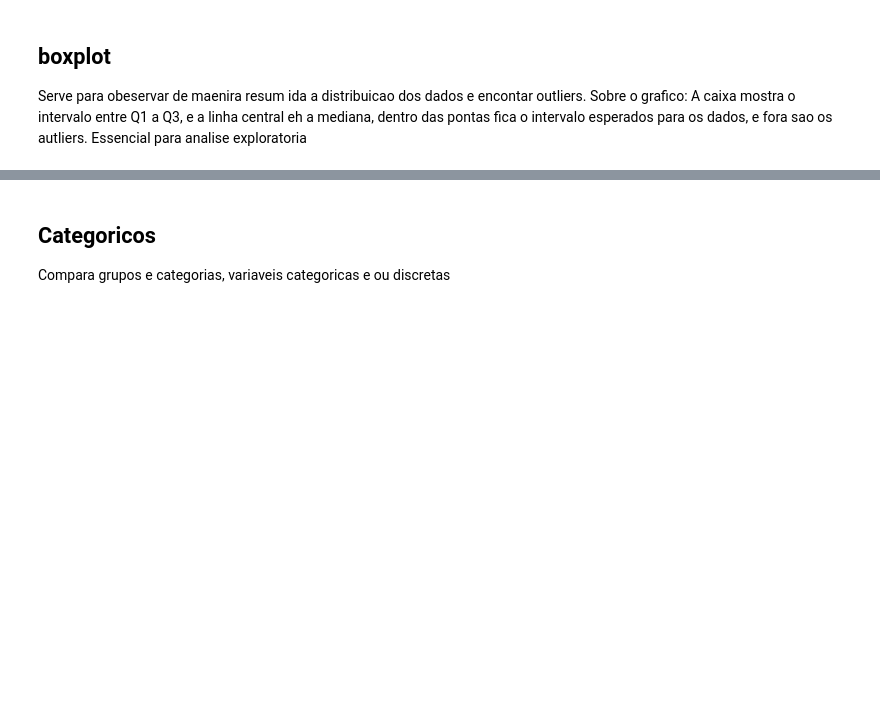
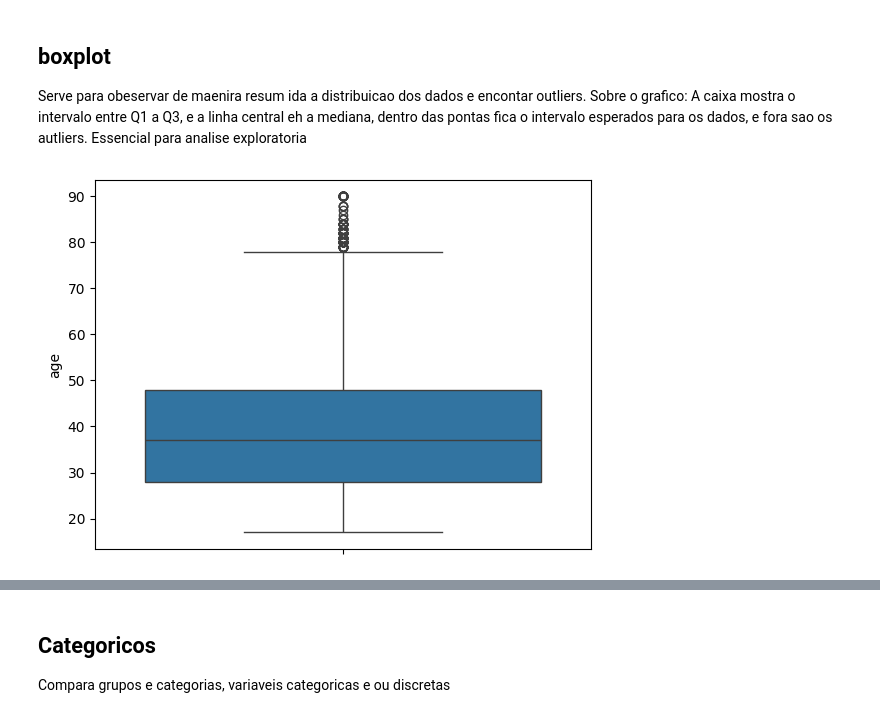
Before and after one commit to HammadN98/Curso_Estatistica, a Jupyter notebook: S10Visualizacao.ipynb, the cells around one changed output, grey strips where cells are left out. Cells and saved outputs as stored; diff of their text form; code cells hidden in the pictures; blank space fills up the shorter version.

```diff
--- a/S10Visualizacao.ipynb
+++ b/S10Visualizacao.ipynb
@@ -64,5 +82,7 @@ sns.relplot(x = 'mes', y = 'valor', kind = 'line', data=vendas_df);
 
 Serve para obeservar de maenira resum ida a distribuicao dos dados e encontar outliers. Sobre o grafico: A caixa mostra o intervalo entre Q1 a Q3, e a linha central eh a mediana, dentro das pontas fica o intervalo esperados para os dados, e fora sao os autliers. Essencial para analise exploratoria
 # %%
-sns.boxplot(dataset['age']);
+sns.boxplot(base['age']);
+# %% [output]
+[figure, added]
 # %%
```
Also changed, not shown: parts of 10 cells of this notebook.
